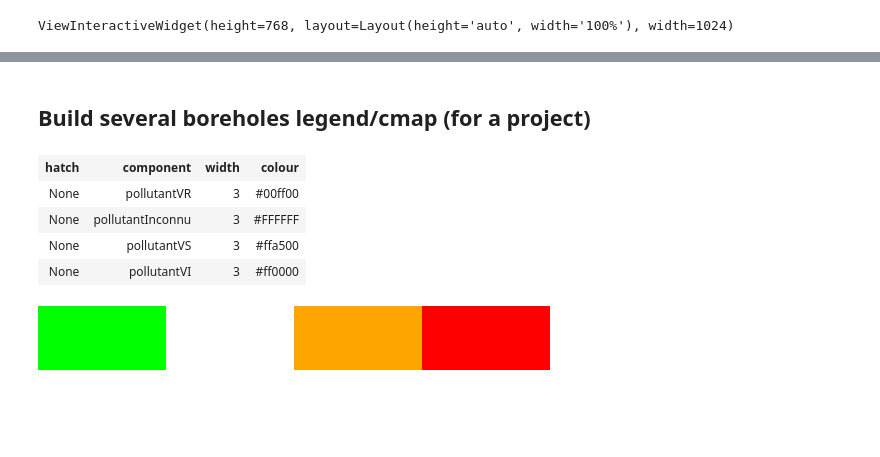
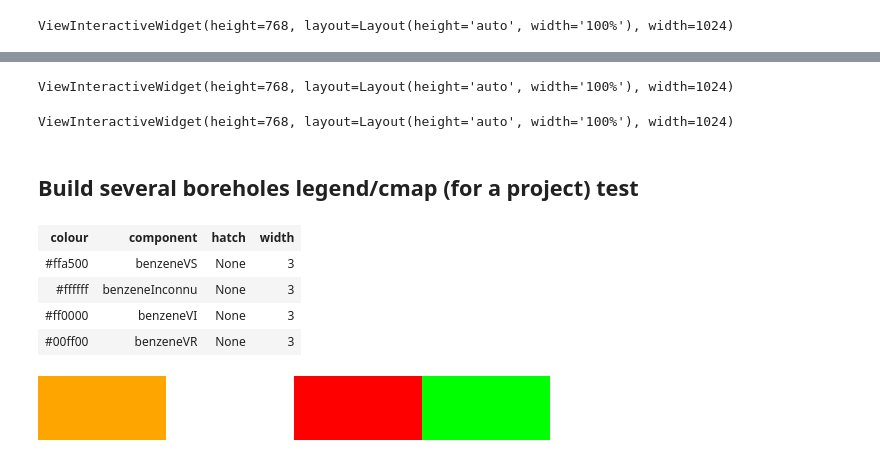
Before and after one commit to kaufmanno/GSDMA, a Jupyter notebook: playground/TFE_test/Samples_representation.ipynb, the cells around one changed output, grey strips where cells are left out. Saved outputs shown, nothing was run; the diff lists cells and outputs as text; code cells hidden in the pictures; blank space fills up the shorter version.

```diff
--- a/playground/TFE_test/Samples_representation.ipynb
+++ b/playground/TFE_test/Samples_representation.ipynb
@@ -74,5 +64,10 @@ samples_intervals_2 = [Interval(top=0, base=2, components=[samples[0]], data={'N
+# %%
+verbose = ['get_comp', 'build_leg'] # output of specific function ('geom', 'get_comp', 'get_attrib', 'build_leg')
+verbose = False
 # %%
-bh3d_1 = Borehole3D(name='BH_1', intervals=samples_intervals, legend_dict=leg_dict)
-bh3d_2 = Borehole3D(name='BH_2', intervals=samples_intervals_2, legend_dict=leg_dict)
+bh3d_1 = Borehole3D(name='BH_1', intervals=samples_intervals, legend_dict=leg_dict, verbose=verbose,
+                    repr_attribute='benzene')
+
+bh3d_2 = Borehole3D(name='BH_2', intervals=samples_intervals_2, legend_dict=leg_dict, verbose=verbose)
 bh3d_list = [bh3d_1, bh3d_2]
 # %% [output]
@@ -167,6 +236,14 @@ ViewInteractiveWidget(height=768, layout=Layout(height='auto', width='100%'), wi
+# %%
+bh3d_list[bh].plot3d(repr_attribute=attrib[a+1], str_annotations=True, custom_legend=False)
+# %% [output]
+ViewInteractiveWidget(height=768, layout=Layout(height='auto', width='100%'), width=1024)
+# %%
+bh3d_list[bh].plot3d(repr_attribute=attrib[a+2], str_annotations=True, custom_legend=False)
+# %% [output]
+ViewInteractiveWidget(height=768, layout=Layout(height='auto', width='100%'), width=1024)
 # %% [markdown]
-## Build several boreholes legend/cmap (for a project)
+## Build several boreholes legend/cmap (for a project) test
 # %%
 synth_leg_dict, detail_leg_dict = build_bh3d_legend_cmap(bh3d_list, legend_dict=leg_dict,
                                                          repr_attrib_list=['lithology', 'pollutant'],
-                                                         compute_all=True,)# verbose=True)
+                                                         compute_all=True, verbose=verbose)
@@ -175,12 +250,13 @@ a = 1
 # %%
-synth_leg_dict[attrib[a]]['legend']
+b = 1
+synth_leg_dict[attrib[b]]['legend']
 # %% [output]
-| hatch | component | width | colour |
-| None | pollutantVR | 3 | #00ff00 |
-| None | pollutantInconnu | 3 | #FFFFFF |
-| None | pollutantVS | 3 | #ffa500 |
-| None | pollutantVI | 3 | #ff0000 |
+| colour | component | hatch | width |
+| #ffa500 | benzeneVS | None | 3 |
+| #ffffff | benzeneInconnu | None | 3 |
+| #ff0000 | benzeneVI | None | 3 |
+| #00ff00 | benzeneVR | None | 3 |
 # %%
-synth_leg_dict[attrib[a]]['cmap']
+synth_leg_dict[attrib[b]]['cmap']
 # %% [output]
-[figure, old version]
+[figure, new version]
```
Also changed, not shown: parts of 40 cells of this notebook, 7 other files.
